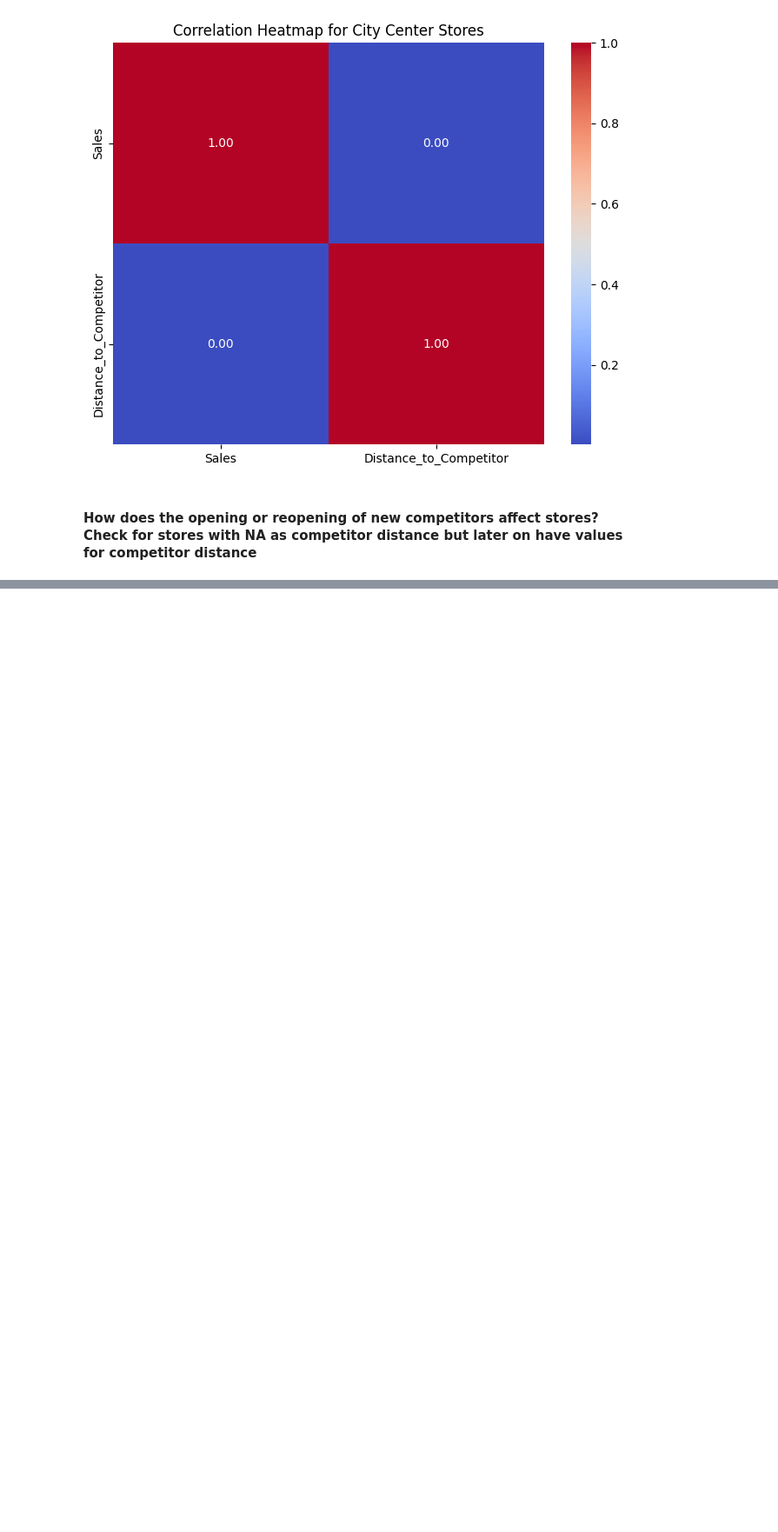
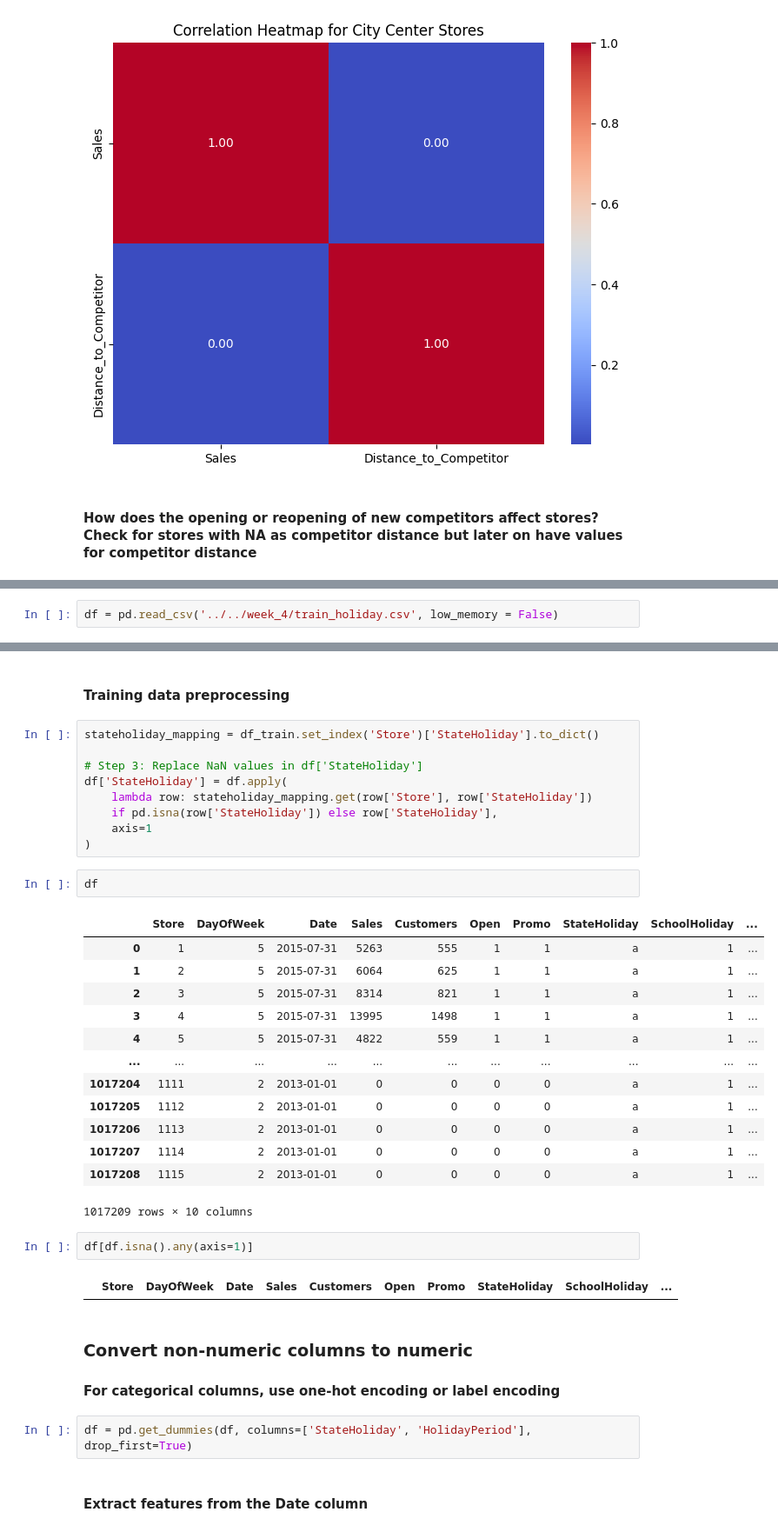
Before and after one commit to amsalugetasew/10_Academy_AI_Mastery_kifiya_Week_4, a Jupyter notebook: Notebooks/main.ipynb, the cells around one changed output, grey strips where cells are left out. Shown at 87% size. Cells and saved outputs as stored; diff of their text form; blank space fills up the shorter version.

```diff
--- a/Notebooks/main.ipynb
+++ b/Notebooks/main.ipynb
@@ -421,0 +432,2 @@ Distance_to_Competitor  0.00209                 1.00000
+# %%
+df = pd.read_csv('../../week_4/train_holiday.csv', low_memory = False)
@@ -421,0 +450,38 @@ Distance_to_Competitor  0.00209                 1.00000
+# %% [markdown]
+#### Training data preprocessing
+# %%
+stateholiday_mapping = df_train.set_index('Store')['StateHoliday'].to_dict()
+
+# Step 3: Replace NaN values in df['StateHoliday']
+df['StateHoliday'] = df.apply(
+    lambda row: stateholiday_mapping.get(row['Store'], row['StateHoliday'])
+    if pd.isna(row['StateHoliday']) else row['StateHoliday'],
+    axis=1
+)
+# %%
+df
+# %% [output]
+|  | Store | DayOfWeek | Date | Sales | Customers | Open | Promo | StateHoliday | SchoolHoliday | ... |
+| 0 | 1 | 5 | 2015-07-31 | 5263 | 555 | 1 | 1 | a | 1 | ... |
+| 1 | 2 | 5 | 2015-07-31 | 6064 | 625 | 1 | 1 | a | 1 | ... |
+| 2 | 3 | 5 | 2015-07-31 | 8314 | 821 | 1 | 1 | a | 1 | ... |
+| 3 | 4 | 5 | 2015-07-31 | 13995 | 1498 | 1 | 1 | a | 1 | ... |
+| 4 | 5 | 5 | 2015-07-31 | 4822 | 559 | 1 | 1 | a | 1 | ... |
+| ... | ... | ... | ... | ... | ... | ... | ... | ... | ... | ... |
+| 1017204 | 1111 | 2 | 2013-01-01 | 0 | 0 | 0 | 0 | a | 1 | ... |
+| 1017205 | 1112 | 2 | 2013-01-01 | 0 | 0 | 0 | 0 | a | 1 | ... |
+| 1017206 | 1113 | 2 | 2013-01-01 | 0 | 0 | 0 | 0 | a | 1 | ... |
+| 1017207 | 1114 | 2 | 2013-01-01 | 0 | 0 | 0 | 0 | a | 1 | ... |
+| 1017208 | 1115 | 2 | 2013-01-01 | 0 | 0 | 0 | 0 | a | 1 | ... |
+1017209 rows × 10 columns
+# %%
+df[df.isna().any(axis=1)]
+# %% [output]
+|  | Store | DayOfWeek | Date | Sales | Customers | Open | Promo | StateHoliday | SchoolHoliday | ... |
+# %% [markdown]
+### Convert non-numeric columns to numeric
+#### For categorical columns, use one-hot encoding or label encoding
+# %%
+df = pd.get_dummies(df, columns=['StateHoliday', 'HolidayPeriod'], drop_first=True)
+# %% [markdown]
+#### Extract features from the Date column
```
Also changed, not shown: parts of 33 cells of this notebook.
